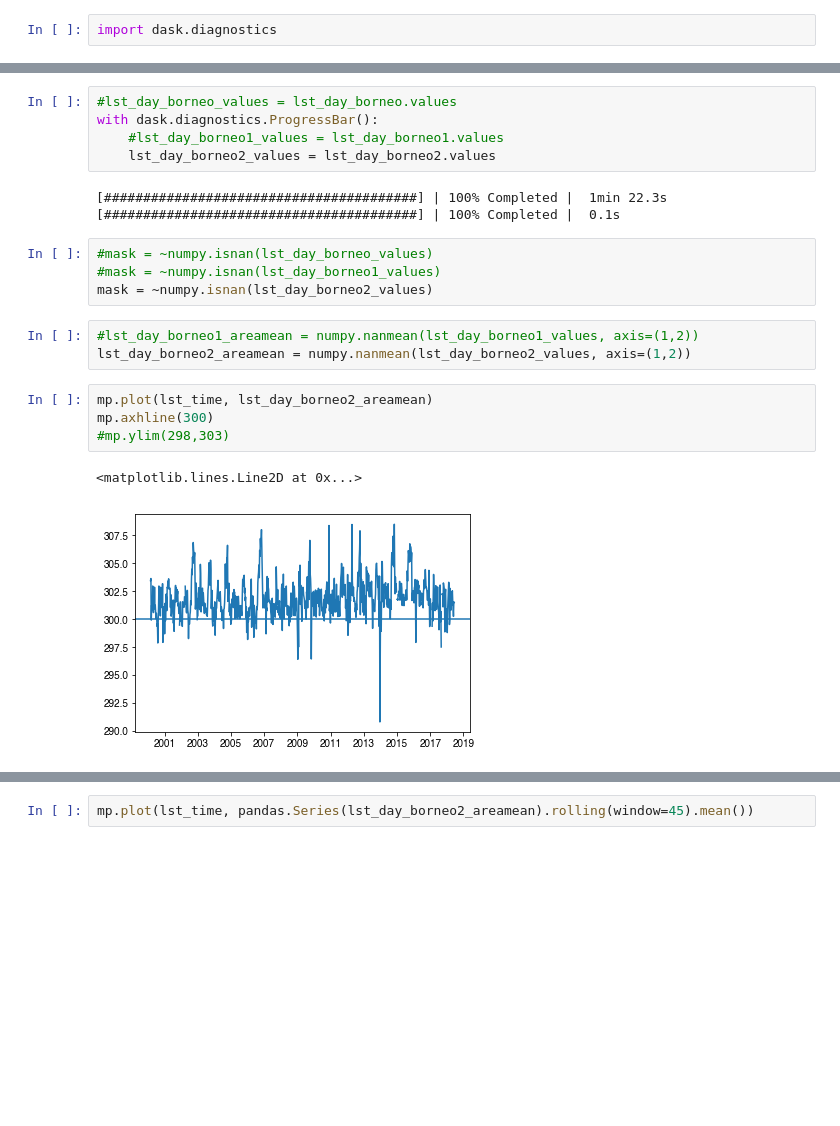
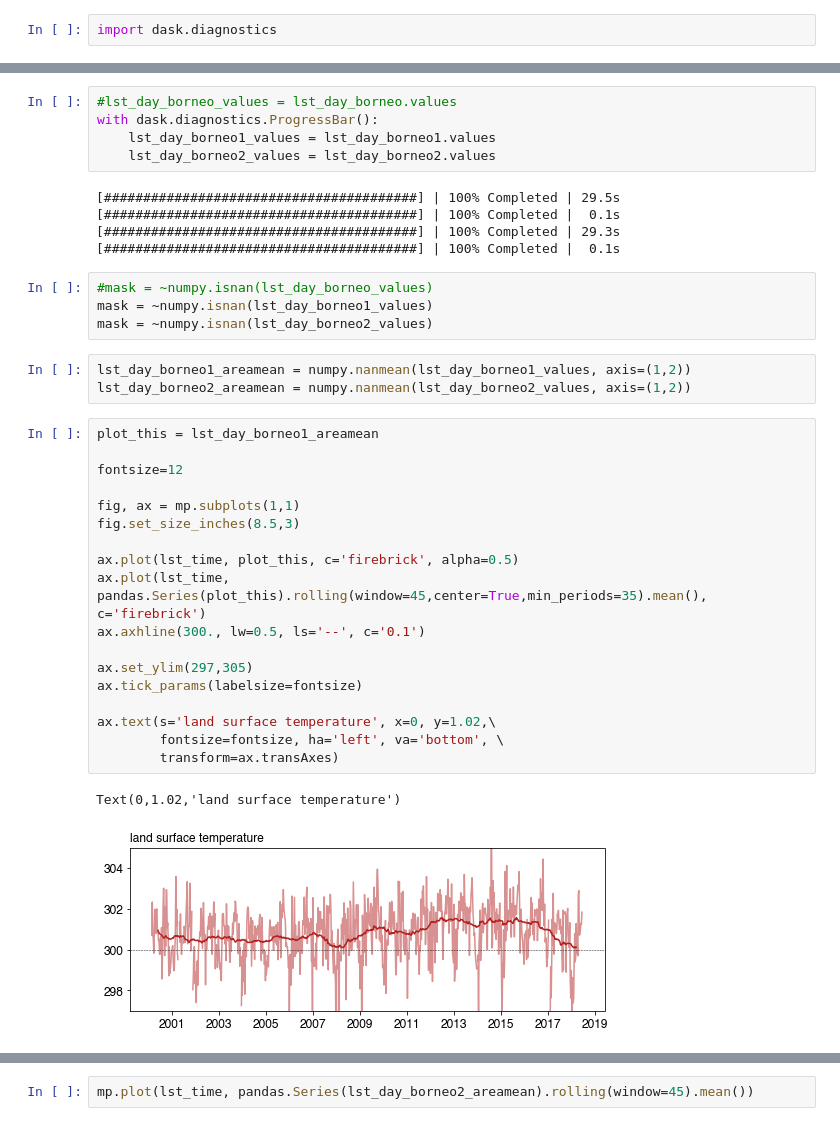
Before and after one commit to bairdlangenbrunner/indonesia-analysis, a Jupyter notebook: modis-analysis/notebook-files/analyzing_modis_8day_LST_file_REGRESSION_maps.ipynb, the cells around one changed output, grey strips where cells are left out. Cells and saved outputs as stored; diff of their text form; blank space fills up the shorter version.

```diff
--- a/modis-analysis/notebook-files/analyzing_modis_8day_LST_file_ANALYZE_REGRESSIONS.ipynb
+++ b/modis-analysis/notebook-files/analyzing_modis_8day_LST_file_REGRESSION_maps.ipynb
@@ -80,22 +93,38 @@ with dask.diagnostics.ProgressBar():
 # %%
 #lst_day_borneo_values = lst_day_borneo.values
 with dask.diagnostics.ProgressBar():
-    #lst_day_borneo1_values = lst_day_borneo1.values
+    lst_day_borneo1_values = lst_day_borneo1.values
     lst_day_borneo2_values = lst_day_borneo2.values
 # %% [output]
-[########################################] | 100% Completed |  1min 22.3s
+[########################################] | 100% Completed | 29.5s
 [########################################] | 100% Completed |  0.1s
+[########################################] | 100% Completed | 29.3s
+[########################################] | 100% Completed |  0.1s
 # %%
 #mask = ~numpy.isnan(lst_day_borneo_values)
-#mask = ~numpy.isnan(lst_day_borneo1_values)
+mask = ~numpy.isnan(lst_day_borneo1_values)
 mask = ~numpy.isnan(lst_day_borneo2_values)
 # %%
-#lst_day_borneo1_areamean = numpy.nanmean(lst_day_borneo1_values, axis=(1,2))
+lst_day_borneo1_areamean = numpy.nanmean(lst_day_borneo1_values, axis=(1,2))
 lst_day_borneo2_areamean = numpy.nanmean(lst_day_borneo2_values, axis=(1,2))
-# %%
-mp.plot(lst_time, lst_day_borneo2_areamean)
-mp.axhline(300)
-#mp.ylim(298,303)
-# %% [output]
-<matplotlib.lines.Line2D at 0x...>
-[figure, removed]
+# %%
+plot_this = lst_day_borneo1_areamean
+
+fontsize=12
+
+fig, ax = mp.subplots(1,1)
+fig.set_size_inches(8.5,3)
+
+ax.plot(lst_time, plot_this, c='firebrick', alpha=0.5)
+ax.plot(lst_time, pandas.Series(plot_this).rolling(window=45,center=True,min_periods=35).mean(), c='firebrick')
+ax.axhline(300., lw=0.5, ls='--', c='0.1')
+
+ax.set_ylim(297,305)
+ax.tick_params(labelsize=fontsize)
+
+ax.text(s='land surface temperature', x=0, y=1.02,\
+        fontsize=fontsize, ha='left', va='bottom', \
+        transform=ax.transAxes)
+# %% [output]
+Text(0,1.02,'land surface temperature')
+[figure, added]
```
Also changed, not shown: parts of 6 cells of this notebook, 4 other files.
